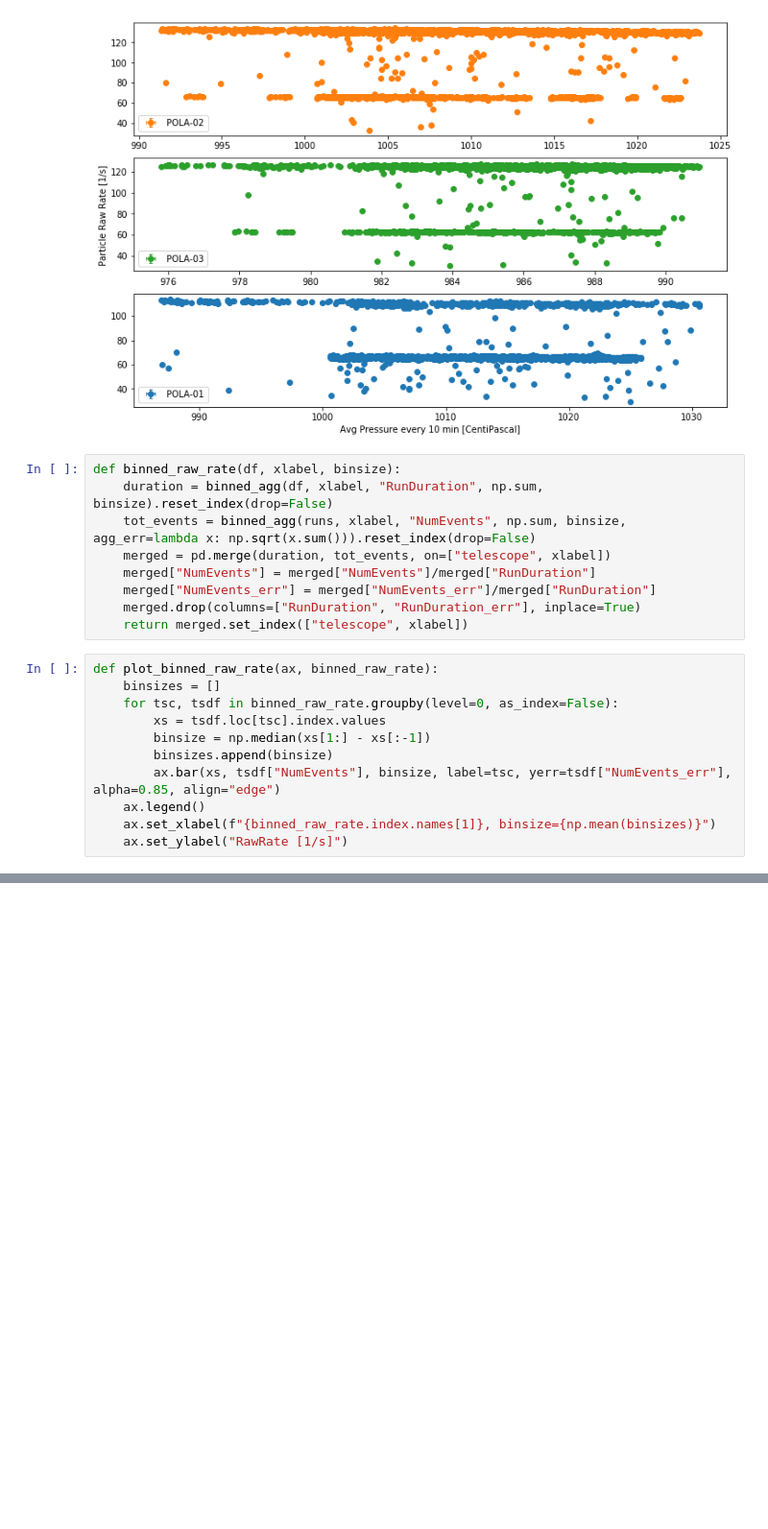
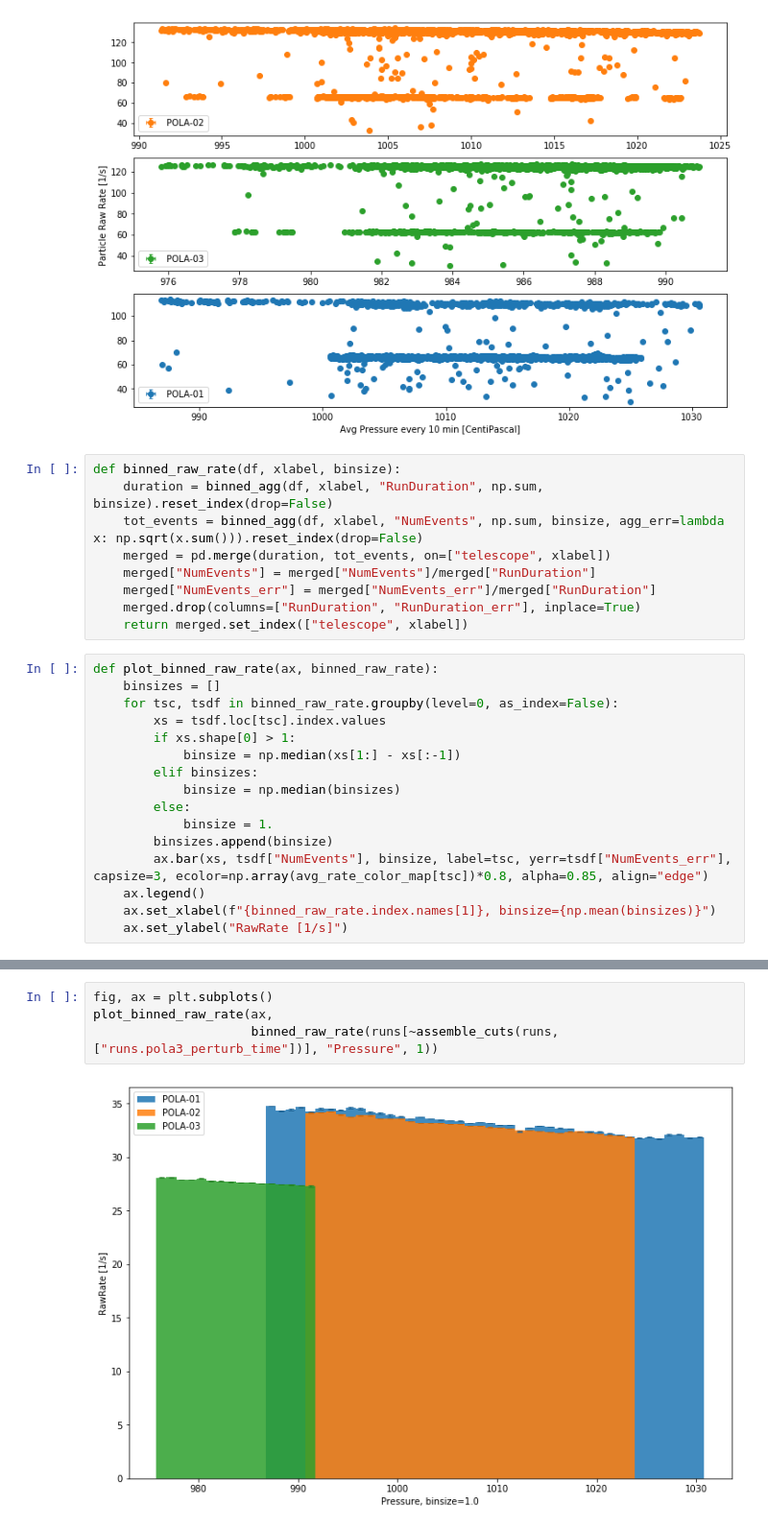
Before and after one commit to vindex10/rbpp-projects, a Jupyter notebook: project2/project2-plots.ipynb, the cells around one changed output, grey strips where cells are left out. Shown at 96% size. Saved outputs shown, nothing was run; the diff lists cells and outputs as text; blank space fills up the shorter version.

```diff
--- a/project2/project2-plots.ipynb
+++ b/project2/project2-plots.ipynb
@@ -436,7 +497,7 @@ ax[1].set_ylabel("Particle Raw Rate [1/s]");
 # %%
 def binned_raw_rate(df, xlabel, binsize):
     duration = binned_agg(df, xlabel, "RunDuration", np.sum, binsize).reset_index(drop=False)
-    tot_events = binned_agg(runs, xlabel, "NumEvents", np.sum, binsize, agg_err=lambda x: np.sqrt(x.sum())).reset_index(drop=False)
+    tot_events = binned_agg(df, xlabel, "NumEvents", np.sum, binsize, agg_err=lambda x: np.sqrt(x.sum())).reset_index(drop=False)
     merged = pd.merge(duration, tot_events, on=["telescope", xlabel])
     merged["NumEvents"] = merged["NumEvents"]/merged["RunDuration"]
     merged["NumEvents_err"] = merged["NumEvents_err"]/merged["RunDuration"]
@@ -447,9 +508,14 @@ def plot_binned_raw_rate(ax, binned_raw_rate):
     binsizes = []
     for tsc, tsdf in binned_raw_rate.groupby(level=0, as_index=False):
         xs = tsdf.loc[tsc].index.values
-        binsize = np.median(xs[1:] - xs[:-1])
+        if xs.shape[0] > 1:
+            binsize = np.median(xs[1:] - xs[:-1])
+        elif binsizes:
+            binsize = np.median(binsizes)
+        else:
+            binsize = 1.
         binsizes.append(binsize)
-        ax.bar(xs, tsdf["NumEvents"], binsize, label=tsc, yerr=tsdf["NumEvents_err"], alpha=0.85, align="edge")
+        ax.bar(xs, tsdf["NumEvents"], binsize, label=tsc, yerr=tsdf["NumEvents_err"], capsize=3, ecolor=np.array(avg_rate_color_map[tsc])*0.8, alpha=0.85, align="edge")
     ax.legend()
     ax.set_xlabel(f"{binned_raw_rate.index.names[1]}, binsize={np.mean(binsizes)}")
     ax.set_ylabel("RawRate [1/s]")
@@ -461,0 +528,6 @@ plot_binned_raw_rate(ax,
+# %%
+fig, ax = plt.subplots()
+plot_binned_raw_rate(ax,
+                     binned_raw_rate(runs[~assemble_cuts(runs, ["runs.pola3_perturb_time"])], "Pressure", 1))
+# %% [output]
+[figure, added]
```
Also changed, not shown: parts of 28 cells of this notebook, 1 other file.
